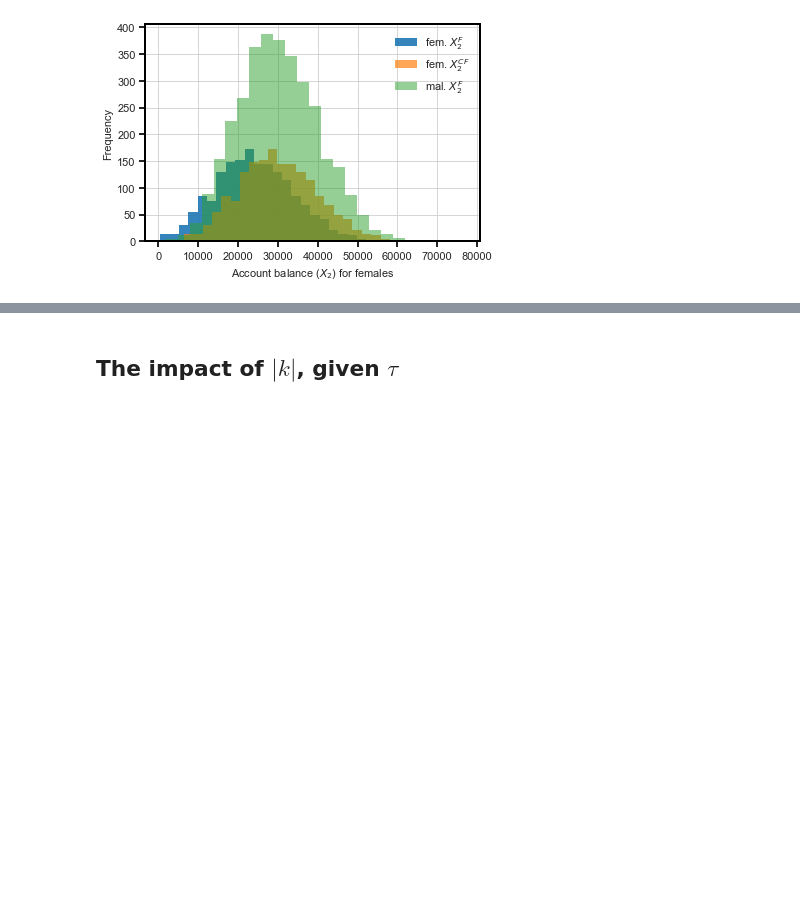
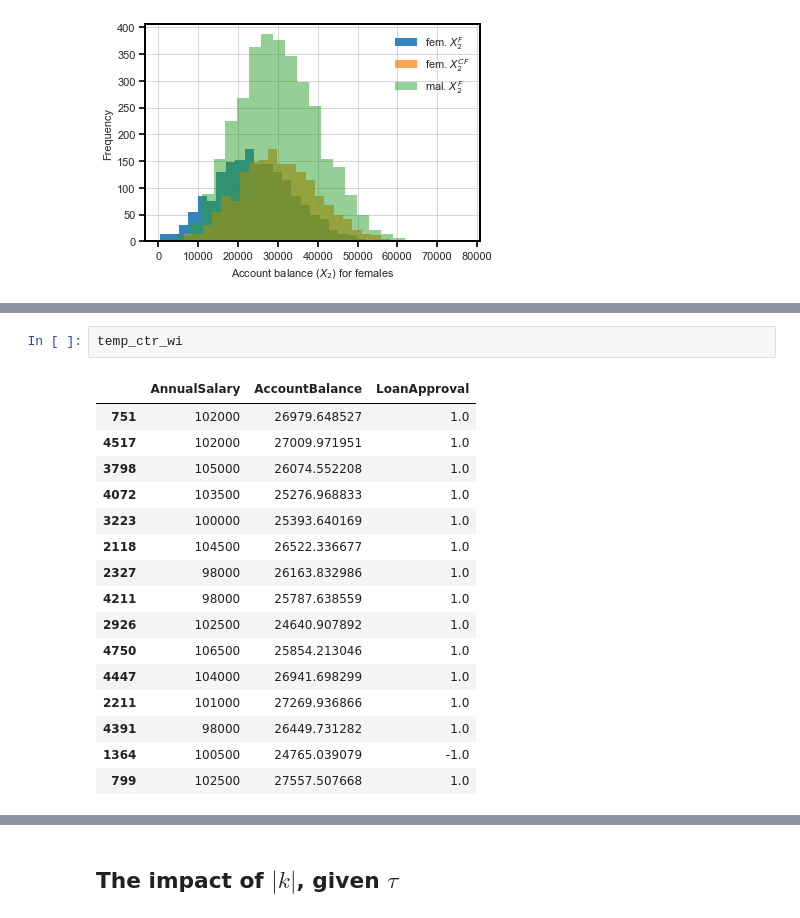
Before and after one commit to cc-jalvarez/counterfactual-situation-testing, a Jupyter notebook: src/analysis_loan_application_TheTwoCSTs.ipynb, the cells around one changed output, grey strips where cells are left out. Saved outputs shown, nothing was run; the diff lists cells and outputs as text; blank space fills up the shorter version.

```diff
--- a/src/analysis_loan_application_TheTwoCSTs.ipynb
+++ b/src/analysis_loan_application_TheTwoCSTs.ipynb
@@ -102,0 +216,19 @@ print(org_df[org_df['Gender']==1].shape[0] / org_df.shape[0] * 100)
+# %%
+temp_ctr_wi
+# %% [output]
+|  | AnnualSalary | AccountBalance | LoanApproval |
+| 751 | 102000 | 26979.648527 | 1.0 |
+| 4517 | 102000 | 27009.971951 | 1.0 |
+| 3798 | 105000 | 26074.552208 | 1.0 |
+| 4072 | 103500 | 25276.968833 | 1.0 |
+| 3223 | 100000 | 25393.640169 | 1.0 |
+| 2118 | 104500 | 26522.336677 | 1.0 |
+| 2327 | 98000 | 26163.832986 | 1.0 |
+| 4211 | 98000 | 25787.638559 | 1.0 |
+| 2926 | 102500 | 24640.907892 | 1.0 |
+| 4750 | 106500 | 25854.213046 | 1.0 |
+| 4447 | 104000 | 26941.698299 | 1.0 |
+| 2211 | 101000 | 27269.936866 | 1.0 |
+| 4391 | 98000 | 26449.731282 | 1.0 |
+| 1364 | 100500 | 24765.039079 | -1.0 |
+| 799 | 102500 | 27557.507668 | 1.0 |
```
Also changed, not shown: parts of 21 cells of this notebook, 1 other file.
